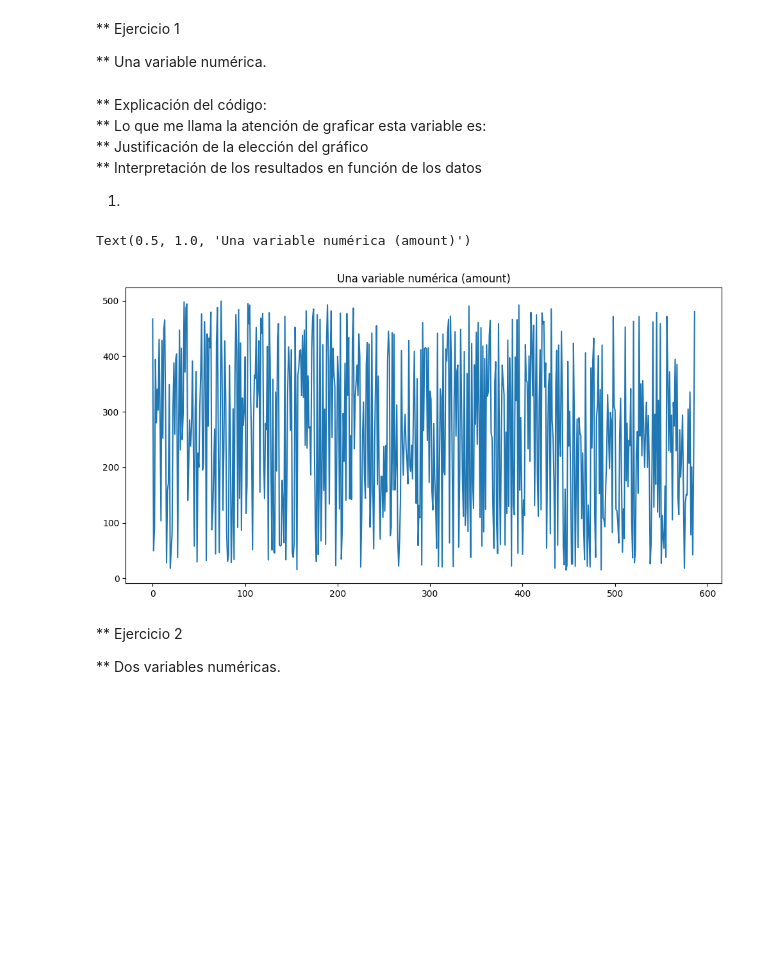
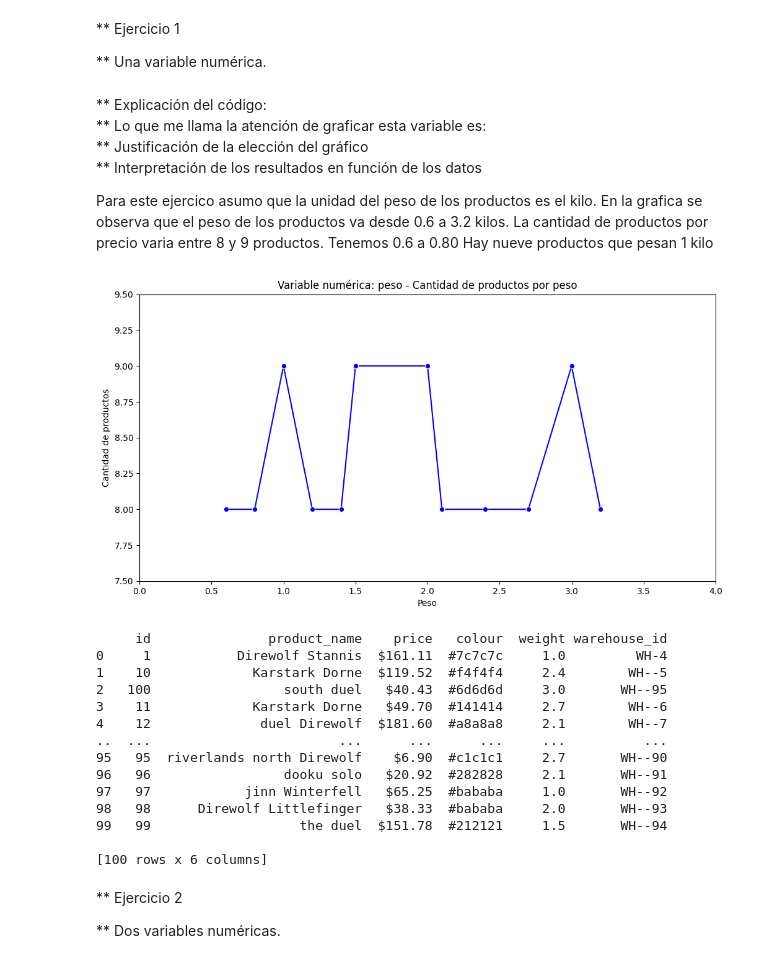
Before and after one commit to MailinV/Sprint_8_MV, a Jupyter notebook: Sprint8_MV.ipynb, the cells around one changed output. Drawn from its saved outputs; the diff is of its cells as text; code cells hidden in the pictures; blank space fills up the shorter version.

```diff
--- a/Sprint8_MV.ipynb
+++ b/Sprint8_MV.ipynb
@@ -110,18 +131,48 @@ Tablas disponibles en la base de datos: ['companies', 'credit_cards', 'estat_tar
 ** Justificación de la elección del gráfico <br>
 ** Interpretación de los resultados en función de los datos<br>
 
-1.
+Para este ejercico asumo que la unidad del peso de los productos es el kilo. En la grafica se observa que el peso de los productos va desde 0.6 a 3.2 kilos. La cantidad de productos por precio varia entre 8 y 9 productos.
+Tenemos
+0.6 a 0.80
+Hay nueve productos que pesan 1 kilo
-# %%
-query = "SELECT * FROM transactions;"
-df = pd.read_sql(query, conexion_bd)
-
-plt.figure(figsize=(12,6))
-df["amount"].plot()
-
-plt.title("Una variable numérica (amount)")
-# %% [output]
-Text(0.5, 1.0, 'Una variable numérica (amount)')
-[figure, removed]
+# %%
+# Cantidad de producto por peso
+df_weight_counts = df_products['weight'].value_counts().reset_index()
+df_weight_counts.columns = ['weight', 'count']  # Renombro las columnas para mayor claridad
+
+plt.figure(figsize=(12, 6))
+sns.lineplot(
+    data=df_weight_counts,
+    x='weight',
+    y='count',  # Ahora paso la columna 'count' con los recuentos
+    marker='o',
+    color='blue'
+)
+
+plt.title("Variable numérica: peso - Cantidad de productos por peso")
+plt.xlabel("Peso")
+plt.ylabel("Cantidad de productos")
+plt.xlim(0,4)
+plt.ylim(7.5,9.5)
+plt.show()
+
+print(df_products)
+# %% [output]
+[figure, added]
+     id               product_name    price   colour  weight warehouse_id
+0     1           Direwolf Stannis  $161.11  #7c7c7c     1.0         WH-4
+1    10             Karstark Dorne  $119.52  #f4f4f4     2.4        WH--5
+2   100                 south duel   $40.43  #6d6d6d     3.0       WH--95
+3    11             Karstark Dorne   $49.70  #141414     2.7        WH--6
+4    12              duel Direwolf  $181.60  #a8a8a8     2.1        WH--7
+..  ...                        ...      ...      ...     ...          ...
+95   95  riverlands north Direwolf    $6.90  #c1c1c1     2.7       WH--90
+96   96                 dooku solo   $20.92  #282828     2.1       WH--91
+97   97            jinn Winterfell   $65.25  #bababa     1.0       WH--92
+98   98      Direwolf Littlefinger   $38.33  #bababa     2.0       WH--93
+99   99                   the duel  $151.78  #212121     1.5       WH--94
+
+[100 rows x 6 columns]
 # %% [markdown]
 ** Ejercicio 2 <br>
 
```
Also changed, not shown: parts of 9 cells of this notebook.
